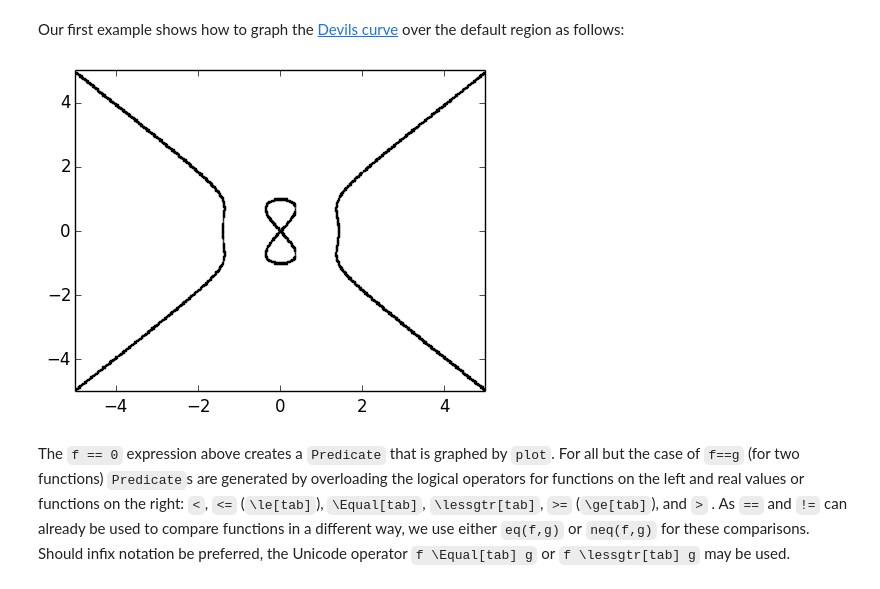
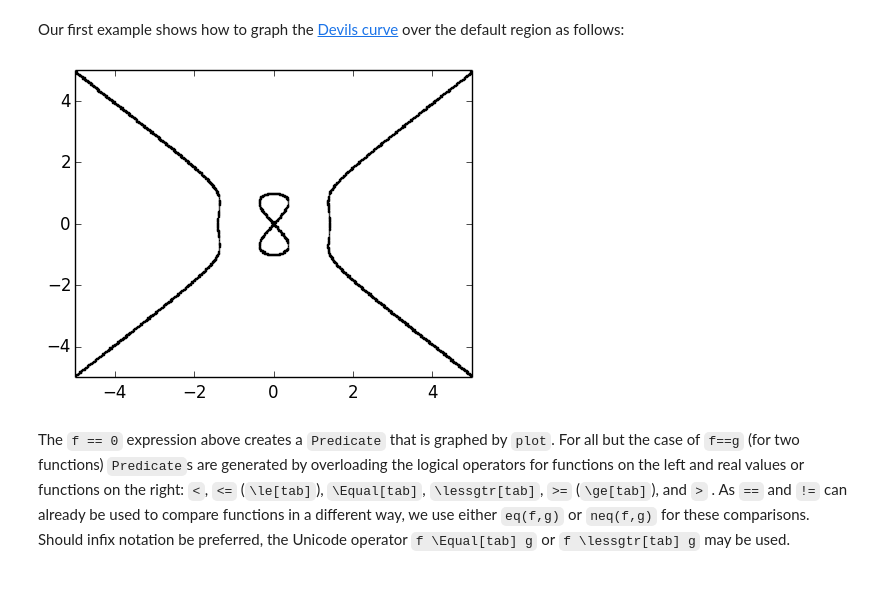
Before and after one commit to jverzani/ImplicitEquations.jl, a Jupyter notebook: examples/examples.ipynb, the cells around one changed output. Saved outputs shown, nothing was run; the diff lists cells and outputs as text; code cells hidden in the pictures.

```diff
--- a/examples/examples.ipynb
+++ b/examples/examples.ipynb
@@ -8,16 +8,17 @@
 <p>Our first example shows how to graph the <a href="http://www-groups.dcs.st-and.ac.uk/~history/Curves/Devils.html">Devils curve</a> over the default region as follows:</p>
 # %%
 using PyPlot
+pygui(false)
 figure(figsize=(5.12, 3.84))
 using ImplicitEquations
 
 
 a,b = -1,2
 f(x,y) = y^4 - x^4 + a*y^2 + b*x^2
 r = (f==0)
 plot(r)
 # %% [output]
-[figure, old version]
+[figure, new version]
 # %% [markdown]
 <p>The <code>f == 0</code> expression above creates a <code>Predicate</code> that is graphed by <code>plot</code>. For all but the case of <code>f==g</code> (for two functions) <code>Predicate</code>s are generated by overloading the logical operators for functions on the left and real values or functions on the right: <code><</code>, <code><=</code> (<code>\le[tab]</code>), <code>\Equal[tab]</code>, <code>\lessgtr[tab]</code>, <code>>=</code> (<code>\ge[tab]</code>), and <code>></code> . As <code>==</code> and <code>!=</code> can already be used to compare functions in a different way, we use either <code>eq(f,g)</code> or <code>neq(f,g)</code> for these comparisons. Should infix notation be preferred, the Unicode operator <code>f \Equal[tab] g</code> or <code>f \lessgtr[tab] g</code> may be used.</p>
 # %% [markdown]
```
Also changed, not shown: parts of 9 cells of this notebook, 8 other files.
